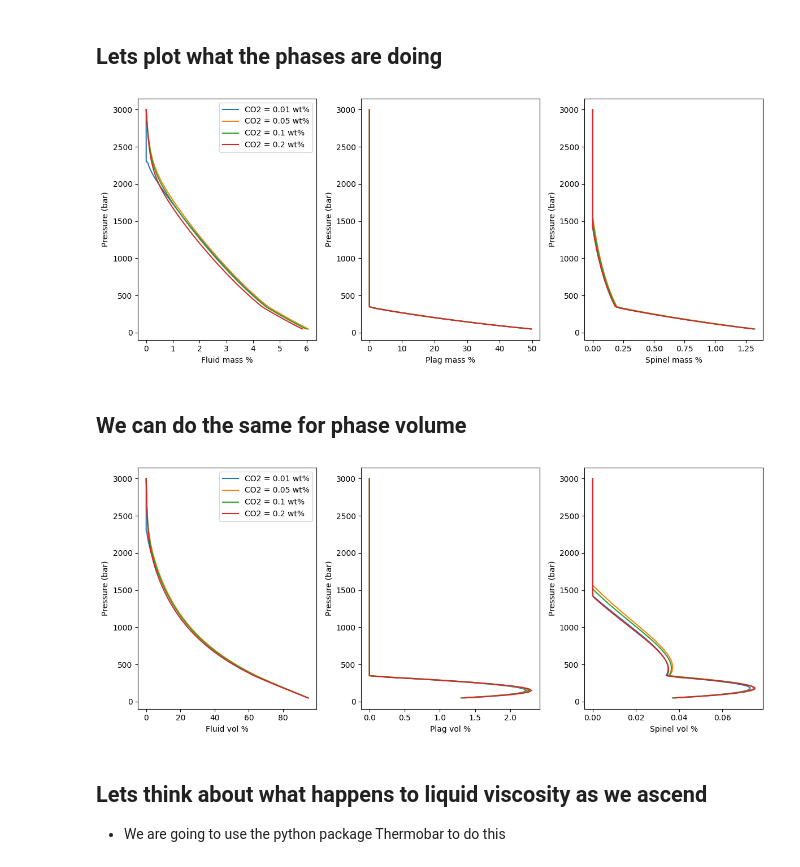
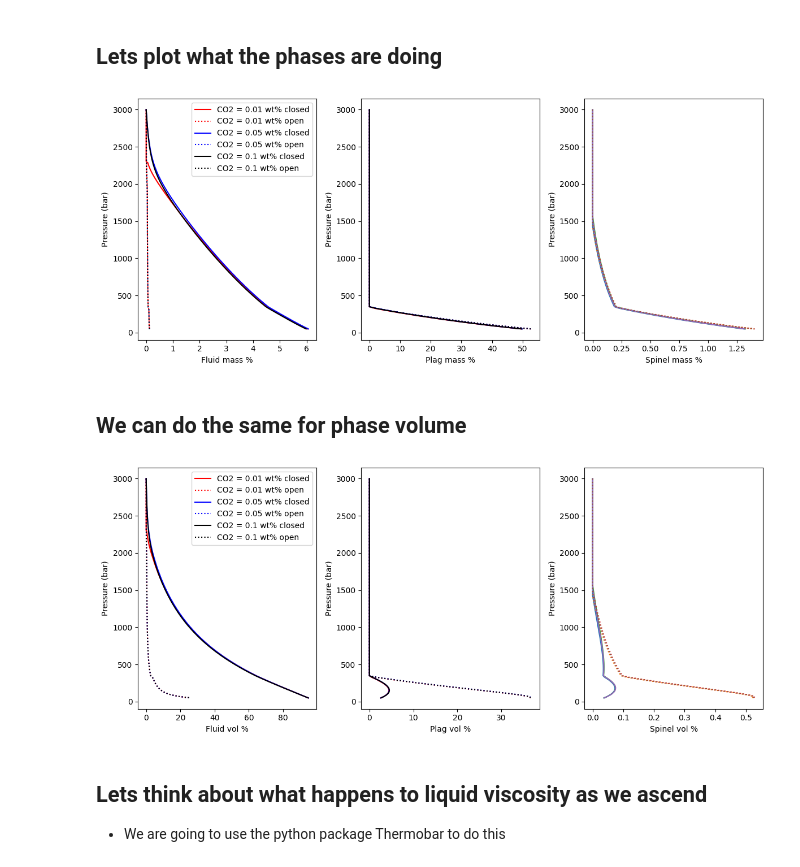
Before and after one commit to gleesonm1/PetThermoTools, a Jupyter notebook: docs/Examples/DecompressionTests/StHelens_decompress_simple.ipynb, the cells around one changed output. Drawn from its saved outputs; the diff is of its cells as text; code cells hidden in the pictures.

```diff
--- a/docs/Examples/DecompressionTests/StHelens_decompress_simple.ipynb
+++ b/docs/Examples/DecompressionTests/StHelens_decompress_simple.ipynb
@@ -186,22 +211,26 @@ Helens_decompress['CO2 = 0.05 wt%']['Conditions']
 f, (ax1, ax2, ax3) = plt.subplots(1,3, figsize = (12, 5))
 
 # loop through main Dictionary
-for key in Helens_decompress:
+for key, color in zip(Helens_decompress_closed, colors) :
     # extract individial calculations
-    res = Helens_decompress[key]
+    res_closed = Helens_decompress_closed[key]
+    res_open = Helens_decompress_open[key]
 
     # plot fluid chemistry vs pressure
-    ax1.plot(100*res['All']['mass_Fl']/res['All']['mass'],
-        res['All']['P_bar'],'-',label=key)
-
+    ax1.plot(100*res_closed['All']['mass_Fl']/res_closed['All']['mass'],
+        res_closed['All']['P_bar'],'-', color=color, label=key + ' closed')
+    ax1.plot(100*res_open['All']['mass_Fl']/res_open['All']['mass'],
+        res_open['All']['P_bar'],':', color=color, label=key + ' open')
     # plot melt CO2 vs pressure
-    ax2.plot(200*res['All']['mass_Plag']/res['All']['mass'],
-        res['All']['P_bar'],'-',label=key)
-
+    ax2.plot(200*res_closed['All']['mass_Plag']/res_closed['All']['mass'],
+        res_closed['All']['P_bar'],'-', color=color, label=key)
+    ax2.plot(200*res_open['All']['mass_Plag']/res_open['All']['mass'],
+        res_open['All']['P_bar'],':', color=color, label=key)
     # plot melt CO2 vs pressure
-    ax3.plot(100*res['All']['mass_Sp']/res['All']['mass'],
-        res['All']['P_bar'],'-',label=key)
-
+    ax3.plot(100*res_closed['All']['mass_Sp']/res_closed['All']['mass'],
+        res_closed['All']['P_bar'],'-',label=key)
+    ax3.plot(100*res_open['All']['mass_Sp']/res_open['All']['mass'],
+        res_open['All']['P_bar'],':',label=key)
 
 a.legend(fontsize = 8)
 
@@ -217,44 +246,50 @@ ax3.set_ylabel('Pressure (bar)')
 ax1.legend()
 f.tight_layout()
 # %% [output]
-[figure, old version]
+[figure, new version]
 # %% [markdown]
 ## We can do the same for phase volume
 # %%
 # set up figure layout
 f, (ax1, ax2, ax3) = plt.subplots(1,3, figsize = (12, 5))
 
 # loop through main Dictionary
-for key in Helens_decompress:
+for key, color in zip(Helens_decompress_closed, colors) :
     # extract individial calculations
-    res = Helens_decompress[key]
+    res_closed = Helens_decompress_closed[key]
+    res_open = Helens_decompress_open[key]
 
     # plot fluid chemistry vs pressure
-    ax1.plot(100*res['All']['v_Fl']/res['All']['v'],
-        res['All']['P_bar'],'-',label=key)
+    ax1.plot(100*res_closed['All']['v_Fl']/res_closed['All']['v'],
+        res_closed['All']['P_bar'],'-', color=color, label=key + ' closed')
+    ax1.plot(100*res_open['All']['v_Fl']/res_open['All']['v'],
+        res_open['All']['P_bar'],':', color=color, label=key + ' open')
+    # plot melt CO2 vs pressure
+    ax2.plot(200*res_closed['All']['v_Plag']/res_closed['All']['v'],
+        res_closed['All']['P_bar'],'-', color=color, label=key)
+    ax2.plot(200*res_open['All']['v_Plag']/res_open['All']['v'],
+        res_open['All']['P_bar'],':', color=color, label=key)
+    # plot melt CO2 vs pressure
+    ax3.plot(100*res_closed['All']['v_Sp']/res_closed['All']['v'],
+        res_closed['All']['P_bar'],'-',label=key)
+    ax3.plot(100*res_open['All']['v_Sp']/res_open['All']['v'],
+        res_open['All']['P_bar'],':',label=key)
 
-    # plot melt CO2 vs pressure
-    ax2.plot(100*res['All']['v_Plag']/res['All']['v'],
-        res['All']['P_bar'],'-',label=key)
-
-    # plot melt CO2 vs pressure
-    ax3.plot(100*res['All']['v_Sp']/res['All']['v'],
-        res['All']['P_bar'],'-',label=key)
 a.legend(fontsize = 8)
 
 ax1.set_xlabel('Fluid vol %')
 ax1.set_ylabel('Pressure (bar)')
 
 ax2.set_xlabel('Plag vol %')
 ax2.set_ylabel('Pressure (bar)')
 
 ax3.set_xlabel('Spinel vol %')
 ax3.set_ylabel('Pressure (bar)')
 
 ax1.legend()
 f.tight_layout()
 # %% [output]
-[figure, old version]
+[figure, new version]
 # %% [markdown]
 ## Lets think about what happens to liquid viscosity as we ascend
 - We are going to use the python package Thermobar to do this
```
Also changed, not shown: parts of 15 cells of this notebook.
